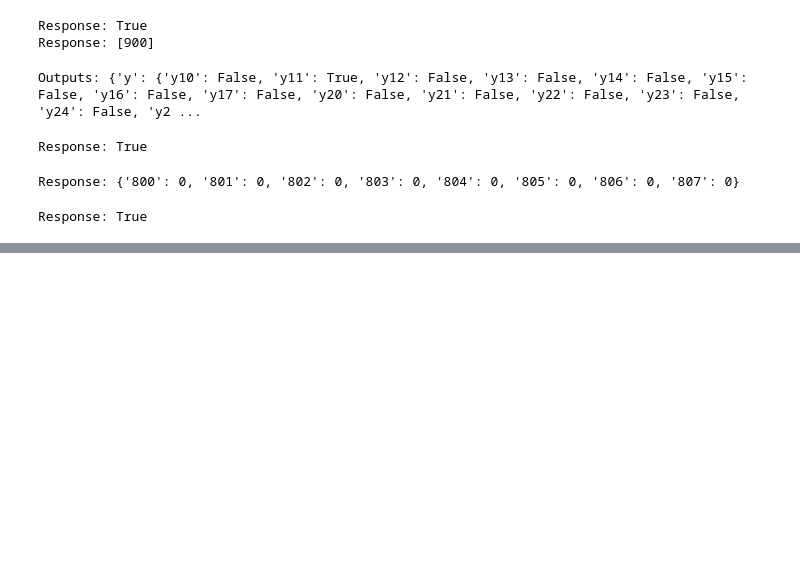
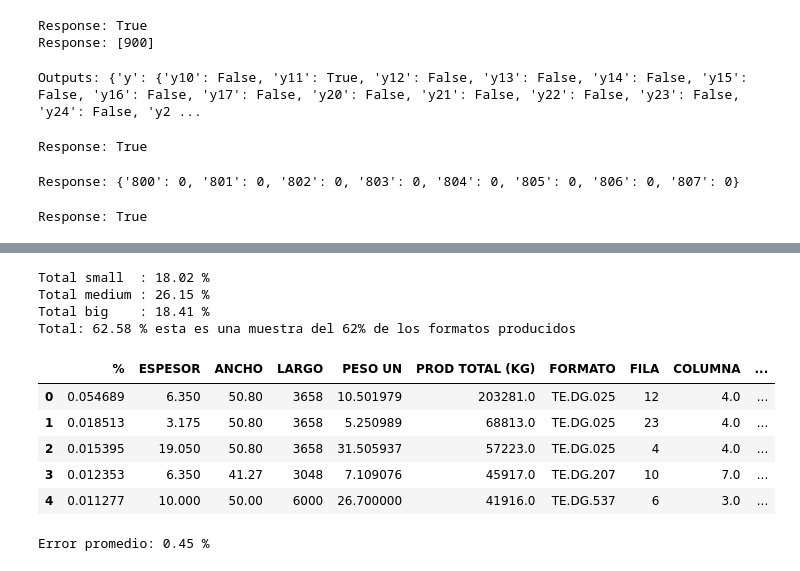
Before and after one commit to RonaldChicche/robot_server, a Jupyter notebook: modbus_bridge/comandos.ipynb, the cells around one changed output, grey strips where cells are left out. Drawn from its saved outputs; the diff is of its cells as text; code cells hidden in the pictures; blank space fills up the shorter version.

```diff
--- a/modbus_bridge/comandos.ipynb
+++ b/modbus_bridge/comandos.ipynb
@@ -868,0 +951,34 @@ Response: True
+# %%
+total_small = table_full[table_full["origen"] == "small"]["%"].sum()
+total_medium = table_full[table_full["origen"] == "medium"]["%"].sum()
+total_big = table_full[table_full["origen"] == "big"]["%"].sum()
+
+print(f"Total small  : {total_small*100:.2f} %")
+print(f"Total medium : {total_medium*100:.2f} %")
+print(f"Total big    : {total_big*100:.2f} %")
+
+total = total_small + total_medium + total_big
+print(f"Total: {total*100:.2f} % esta es una muestra del 62% de los formatos producidos")
+# %% [output]
+Total small  : 18.02 %
+Total medium : 26.15 %
+Total big    : 18.41 %
+Total: 62.58 % esta es una muestra del 62% de los formatos producidos
+# %%
+# calculo de peso segun densidad
+densidad_cobre = 8940 / (1000*1000*1000)
+table_full["peso_calculado"] = table_full["ESPESOR"] * table_full["ANCHO"] * table_full["LARGO"] * densidad_cobre
+table_full["variacion_%"] = (np.abs(table_full["peso_calculado"] - table_full["PESO UN"]) / table_full["peso_calculado"]) * 100
+table_full.head()
+# %% [output]
+|  | % | ESPESOR | ANCHO | LARGO | PESO UN | PROD TOTAL (KG) | FORMATO | FILA | COLUMNA | ... |
+| 0 | 0.054689 | 6.350 | 50.80 | 3658 | 10.501979 | 203281.0 | TE.DG.025 | 12 | 4.0 | ... |
+| 1 | 0.018513 | 3.175 | 50.80 | 3658 | 5.250989 | 68813.0 | TE.DG.025 | 23 | 4.0 | ... |
+| 2 | 0.015395 | 19.050 | 50.80 | 3658 | 31.505937 | 57223.0 | TE.DG.025 | 4 | 4.0 | ... |
+| 3 | 0.012353 | 6.350 | 41.27 | 3048 | 7.109076 | 45917.0 | TE.DG.207 | 10 | 7.0 | ... |
+| 4 | 0.011277 | 10.000 | 50.00 | 6000 | 26.700000 | 41916.0 | TE.DG.537 | 6 | 3.0 | ... |
+# %%
+error_promedio = table_full["variacion_%"].mean()
+print(f"Error promedio: {error_promedio:.2f} %")
+# %% [output]
+Error promedio: 0.45 %
```
Also changed, not shown: parts of 8 cells of this notebook, 22 other files.
